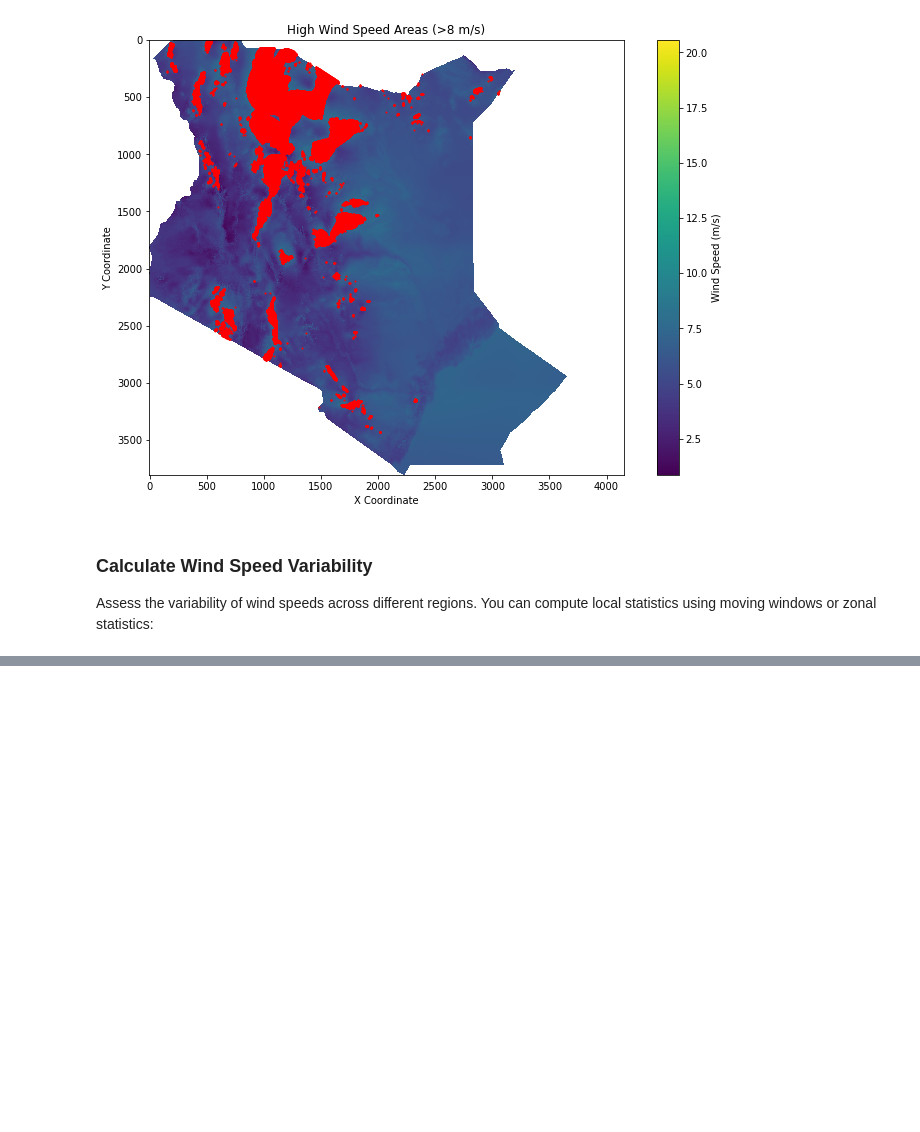
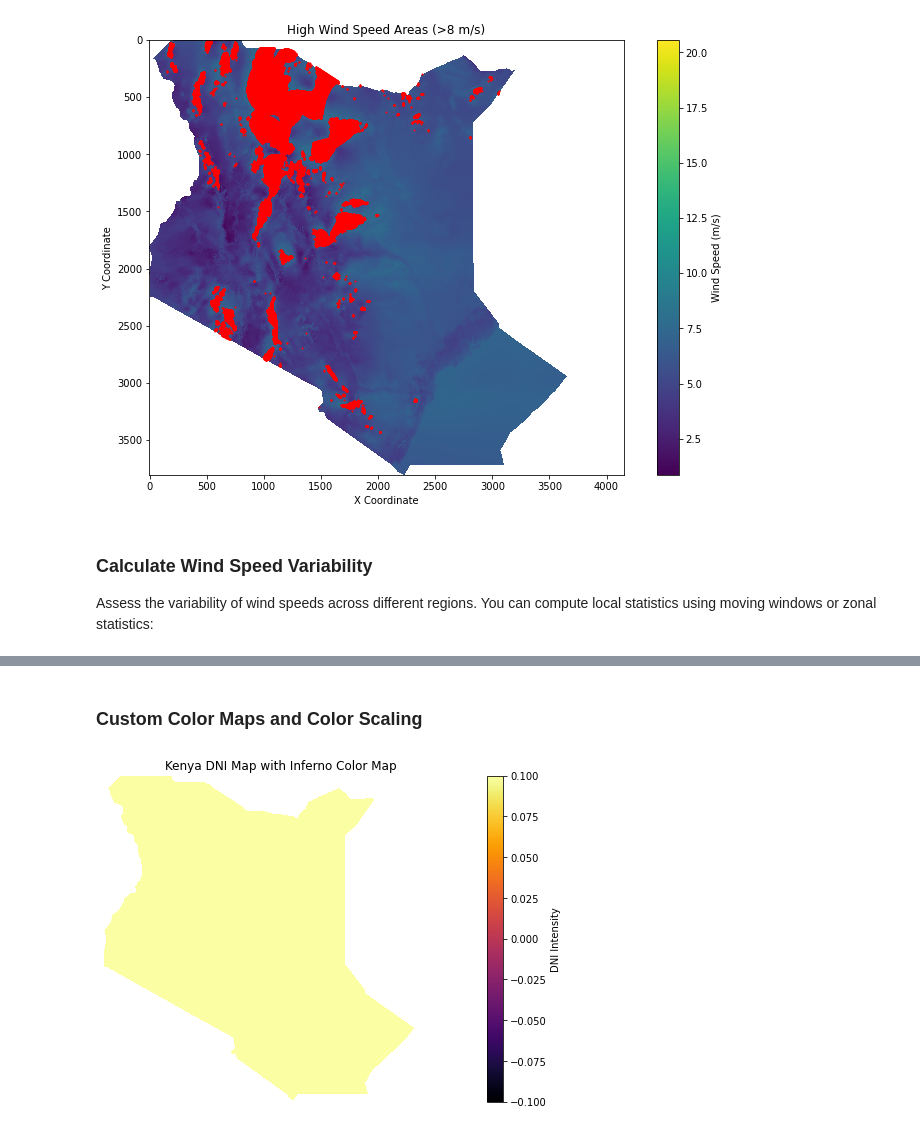
Before and after one commit to DavidGathimbaM/Energy-Access-and-Electrification-planning-in-Kenya, a Jupyter notebook: group_workbook/Peter.ipynb, the cells around one changed output, grey strips where cells are left out. Saved outputs shown, nothing was run; the diff lists cells and outputs as text; code cells hidden in the pictures; blank space fills up the shorter version.

```diff
--- a/group_workbook/Peter.ipynb
+++ b/group_workbook/Peter.ipynb
@@ -897,0 +961,15 @@ Assess the variability of wind speeds across different regions. You can compute
+# %% [markdown]
+### Custom Color Maps and Color Scaling
+# %%
+with rasterio.open(file_path) as src:
+    band1 = src.read(1)
+
+# Apply different color maps
+plt.figure(figsize=(10, 6))
+plt.imshow(band1, cmap='inferno', vmin=band1.min(), vmax=band1.max())
+plt.colorbar(label="DNI Intensity")
+plt.title("Kenya DNI Map with Inferno Color Map")
+plt.axis('off')
+plt.show()
+# %% [output]
+[figure, added]
```
Also changed, not shown: parts of 19 cells of this notebook.
